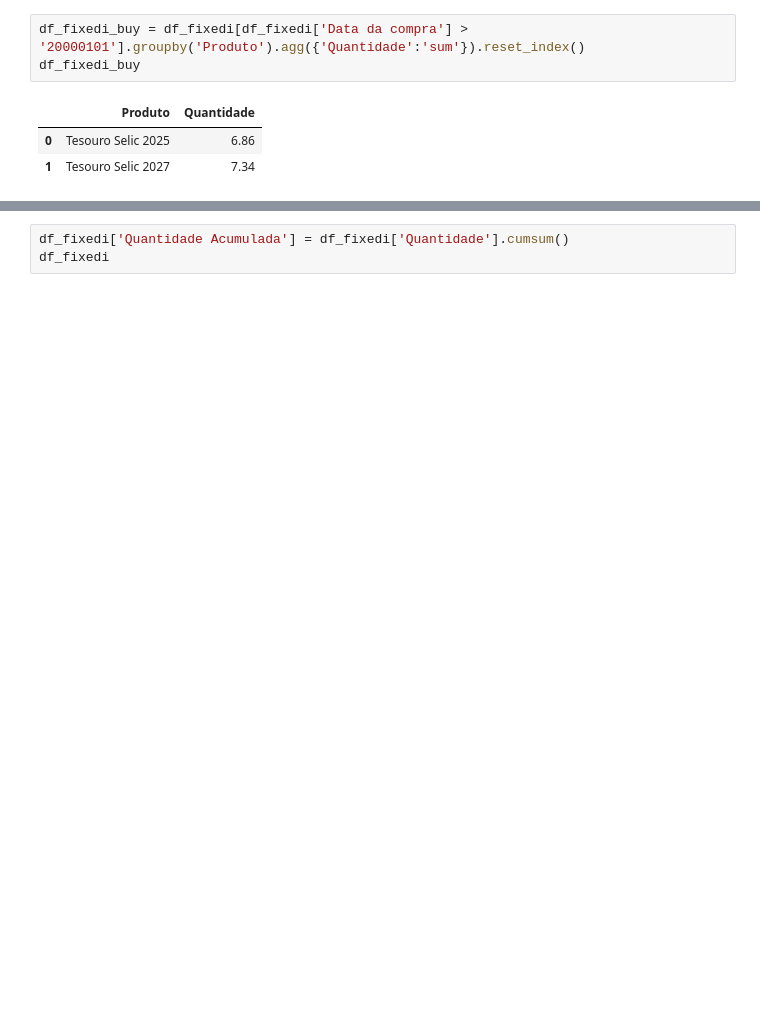
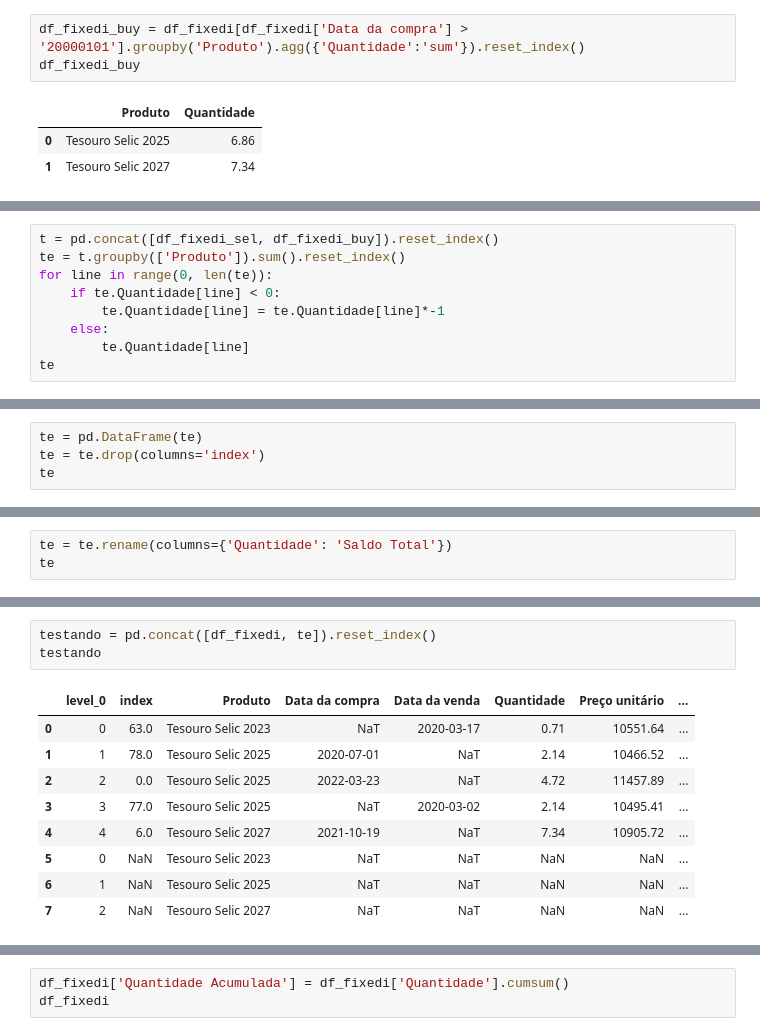
Before and after one commit to thamirisbrandao/b3_imposto_renda, a Jupyter notebook: notebooks/creating_spreadsheet.ipynb, the cells around one changed output, grey strips where cells are left out. Saved outputs shown, nothing was run; the diff lists cells and outputs as text; blank space fills up the shorter version.

Commit message:
saldo total Feature done

```diff
--- a/notebooks/creating_spreadsheet.ipynb
+++ b/notebooks/creating_spreadsheet.ipynb
@@ -120,0 +117,9 @@ Tesouro Selic 2027
+# %%
+t = pd.concat([df_fixedi_sel, df_fixedi_buy]).reset_index()
+te = t.groupby(['Produto']).sum().reset_index()
+for line in range(0, len(te)):
+    if te.Quantidade[line] < 0:
+        te.Quantidade[line] = te.Quantidade[line]*-1
+    else:
+        te.Quantidade[line]
+te
@@ -120,0 +135,4 @@ Tesouro Selic 2027
+# %%
+te = pd.DataFrame(te)
+te = te.drop(columns='index')
+te
@@ -120,0 +144,3 @@ Tesouro Selic 2027
+# %%
+te = te.rename(columns={'Quantidade': 'Saldo Total'})
+te
@@ -120,0 +160,13 @@ Tesouro Selic 2027
+# %%
+testando = pd.concat([df_fixedi, te]).reset_index()
+testando
+# %% [output]
+|  | level_0 | index | Produto | Data da compra | Data da venda | Quantidade | Preço unitário | ... |
+| 0 | 0 | 63.0 | Tesouro Selic 2023 | NaT | 2020-03-17 | 0.71 | 10551.64 | ... |
+| 1 | 1 | 78.0 | Tesouro Selic 2025 | 2020-07-01 | NaT | 2.14 | 10466.52 | ... |
+| 2 | 2 | 0.0 | Tesouro Selic 2025 | 2022-03-23 | NaT | 4.72 | 11457.89 | ... |
+| 3 | 3 | 77.0 | Tesouro Selic 2025 | NaT | 2020-03-02 | 2.14 | 10495.41 | ... |
+| 4 | 4 | 6.0 | Tesouro Selic 2027 | 2021-10-19 | NaT | 7.34 | 10905.72 | ... |
+| 5 | 0 | NaN | Tesouro Selic 2023 | NaT | NaT | NaN | NaN | ... |
+| 6 | 1 | NaN | Tesouro Selic 2025 | NaT | NaT | NaN | NaN | ... |
+| 7 | 2 | NaN | Tesouro Selic 2027 | NaT | NaT | NaN | NaN | ... |
```
Also changed, not shown: parts of 19 cells of this notebook.
